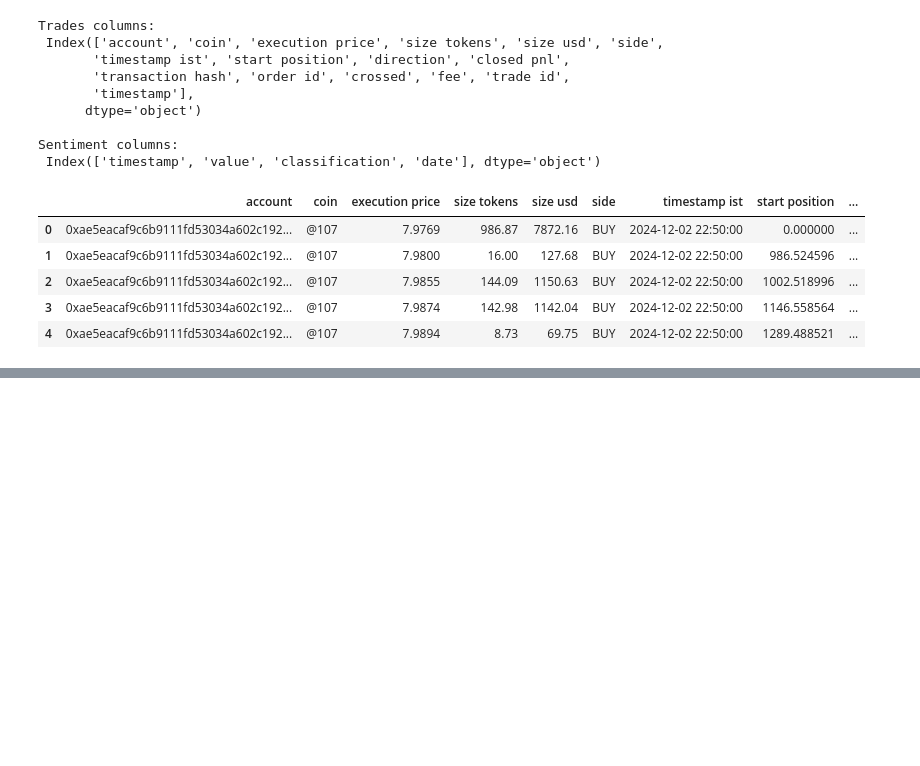
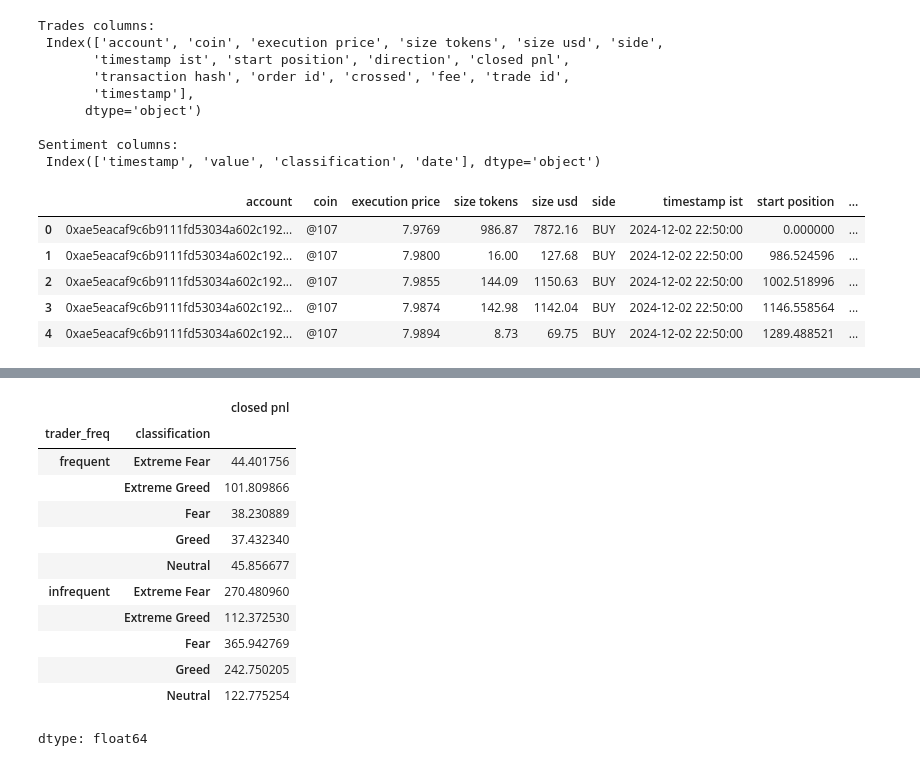
Before and after one commit to Lavanyasrivastav/trade_relation, a Jupyter notebook: trade.ipynb, the cells around one changed output, grey strips where cells are left out. Drawn from its saved outputs; the diff is of its cells as text; code cells hidden in the pictures; blank space fills up the shorter version.

```diff
--- a/trade.ipynb
+++ b/trade.ipynb
@@ -212,0 +260,22 @@ Name: closed pnl, dtype: float64
+# %%
+trade_counts = df.groupby('account').size()
+
+frequent = trade_counts[trade_counts > trade_counts.median()].index
+
+df['trader_freq'] = df['account'].apply(lambda x: 'frequent' if x in frequent else 'infrequent')
+
+df.groupby(['trader_freq', 'classification'])['closed pnl'].mean()
+# %% [output]
+|  |  | closed pnl |
+| trader_freq | classification |  |
+| frequent | Extreme Fear | 44.401756 |
+|  | Extreme Greed | 101.809866 |
+|  | Fear | 38.230889 |
+|  | Greed | 37.432340 |
+|  | Neutral | 45.856677 |
+| infrequent | Extreme Fear | 270.480960 |
+|  | Extreme Greed | 112.372530 |
+|  | Fear | 365.942769 |
+|  | Greed | 242.750205 |
+|  | Neutral | 122.775254 |
+dtype: float64
```
Also changed, not shown: parts of 14 cells of this notebook.
